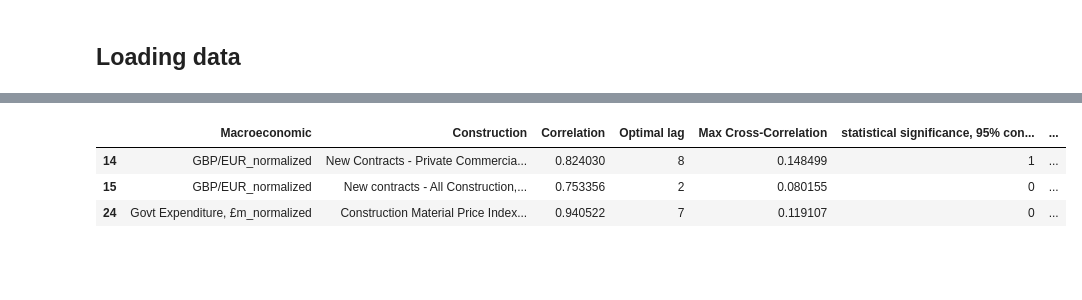
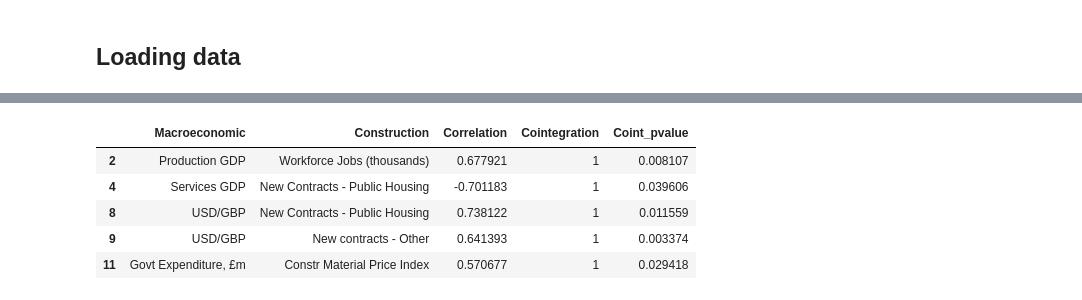
Before and after one commit to Alisa-Makhonina/Macroeconomic_indicators_vs_Construction_indicators, a Jupyter notebook: 5_Modeling.ipynb, the cells around one changed output, grey strips where cells are left out. Cells and saved outputs as stored; diff of their text form; code cells hidden in the pictures; blank space fills up the shorter version.

Commit message:
change in cross-correlation and cointegration

```diff
--- a/5_Modeling.ipynb
+++ b/5_Modeling.ipynb
@@ -355,5 +507,11 @@ For Cointegration Test original normalized data will be used. All series should
 # %%
-# The data that us not integrated of order 1 (i.e., stationary after one differencing) can't be used for the cointegration test.
-# Make df_normalized_i1 without columns 'CPIH_normalized', 'Small construction companies_normalized', 'Number of all construction companies_normalized'
-df_normalized_i1 = df_normalized.copy().drop(columns=['CPIH_normalized', 'Small construction companies_normalized', 'Number of all construction companies_normalized'])
-df_normalized_i1.head(3)
+# Preparing data sets:
+df_q_coint1 = df_q_raw[['Production GDP', 'Services GDP',
+       'BoE Rate, %', 'EUR/GBP', 'USD/GBP',
+       'Govt Expenditure, £m', 'Construction output',
+       'New Contracts - Public Housing', 'New Contracts - Private Housing',
+       'New Contracts - Infrastructure', 'New contracts - Other',
+       'New Contracts - Private Industrial',
+       'Workforce Jobs (thousands)']]
+df_q_coint2 = df_q_raw_add[['Constr Material Price Index']]
+df_q_coint = pd.concat([df_q_coint1, df_q_coint2], axis=1, join='inner')
@@ -379,0 +546,7 @@ strong_pairs_i1.head(3)
+# %%
+# Leave only pairs with a strong correlation
+strong_pairs = correlation[abs(correlation) >= 0.5].stack().reset_index()
+strong_pairs.columns = ['Macroeconomic','Construction','Correlation']
+# Exclude self-correlations
+strong_pairs = strong_pairs[strong_pairs['Macroeconomic'] != strong_pairs['Construction']]
+strong_pairs
@@ -380,22 +567,24 @@ strong_pairs_i1.head(3)
 # %%
 # Cointegration Test Using the Engle-Granger method
-strong_pairs_i1['Cointegration'] = 0
-strong_pairs_i1['Coint_pvalue'] = np.nan
-for i in strong_pairs_i1.index:
-    x = strong_pairs_i1.iloc[i, 0]
-    y = strong_pairs_i1.iloc[i, 1]
-    series_x = df_normalized_i1[x]
-    series_y = df_normalized_i1[y]
+strong_pairs['Cointegration'] = 0
+strong_pairs['Coint_pvalue'] = np.nan
+for i in strong_pairs.index:
+    x = strong_pairs.iloc[i, 0]
+    y = strong_pairs.iloc[i, 1]
+    series_x = df_q_coint[x]
+    series_y = df_q_coint[y]
     score, pvalue, crit_values = coint(series_x, series_y)
-    strong_pairs_i1.loc[i, 'Coint_pvalue'] = pvalue
+    strong_pairs.loc[i, 'Coint_pvalue'] = pvalue
     if pvalue < 0.05:
-        strong_pairs_i1.loc[i, 'Cointegration'] = 1
+        strong_pairs.loc[i, 'Cointegration'] = 1
 
-strong_pairs_i1[strong_pairs_i1['Cointegration'] == 1]
+strong_pairs[strong_pairs['Cointegration'] == 1]
 # %% [output]
-|  | Macroeconomic | Construction | Correlation | Optimal lag | Max Cross-Correlation | statistical significance, 95% con... | ... |
-| 14 | GBP/EUR_normalized | New Contracts - Private Commercia... | 0.824030 | 8 | 0.148499 | 1 | ... |
-| 15 | GBP/EUR_normalized | New contracts - All Construction,... | 0.753356 | 2 | 0.080155 | 0 | ... |
-| 24 | Govt Expenditure, £m_normalized | Construction Material Price Index... | 0.940522 | 7 | 0.119107 | 0 | ... |
+|  | Macroeconomic | Construction | Correlation | Cointegration | Coint_pvalue |
+| 2 | Production GDP | Workforce Jobs (thousands) | 0.677921 | 1 | 0.008107 |
+| 4 | Services GDP | New Contracts - Public Housing | -0.701183 | 1 | 0.039606 |
+| 8 | USD/GBP | New Contracts - Public Housing | 0.738122 | 1 | 0.011559 |
+| 9 | USD/GBP | New contracts - Other | 0.641393 | 1 | 0.003374 |
+| 11 | Govt Expenditure, £m | Constr Material Price Index | 0.570677 | 1 | 0.029418 |
 # %% [markdown]
 The cointegration test was conducted on selected pairs of macroeconomic and construction indicators to identify long-term equilibrium relationships. Using the Engle-Granger method on I(1) series, several variable pairs were found to be cointegrated, indicating they move together over time despite short-term fluctuations. These cointegrated pairs are suitable candidates for further modeling using Vector Error Correction Models (VECM). Non-cointegrated pairs, by contrast, do not share a stable long-run relationship and should be analyzed with caution in trend-based modeling.
```
Also changed, not shown: parts of 31 cells of this notebook.
